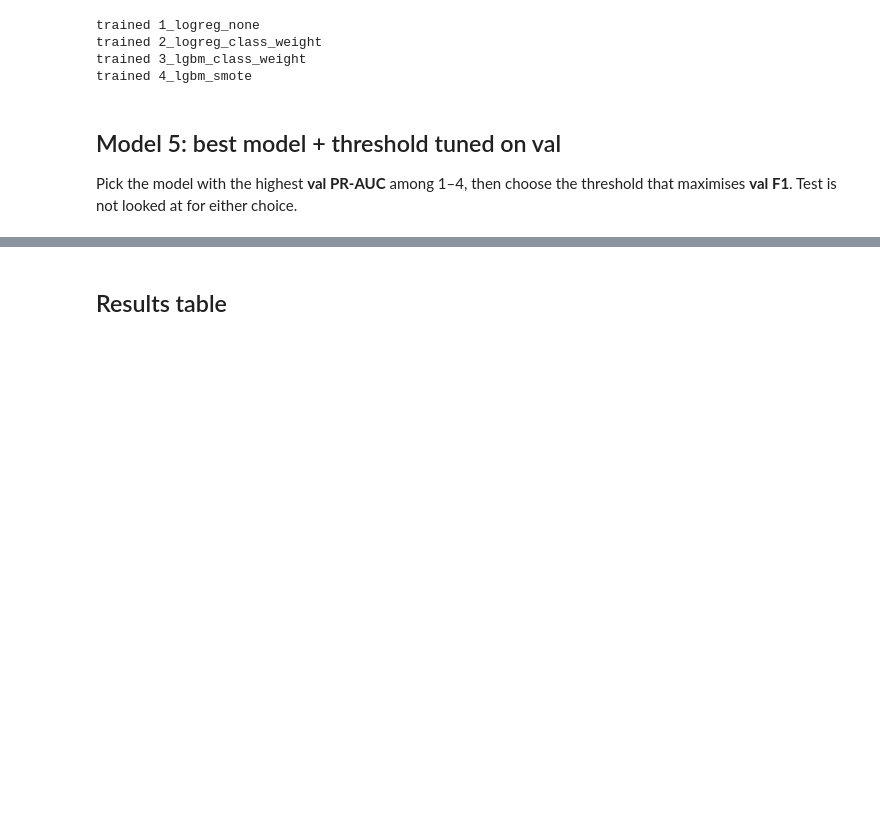
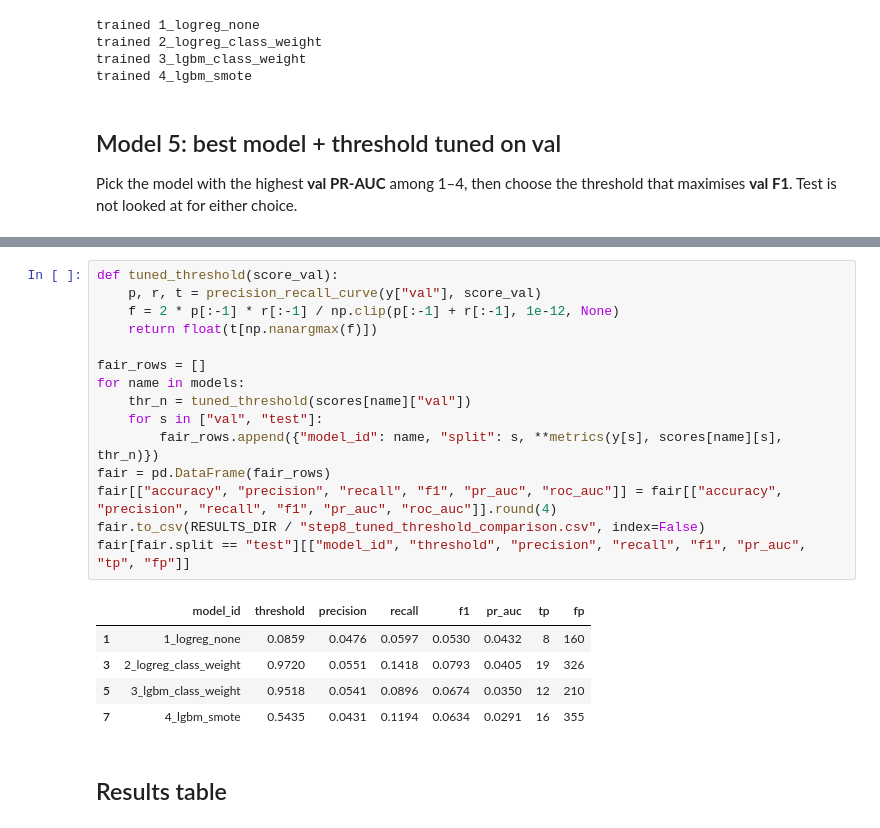
Before and after one commit to tls123qq/Earthquake-project, a Jupyter notebook: notebooks/06_classification.ipynb, the cells around one changed output, grey strips where cells are left out. Saved outputs shown, nothing was run; the diff lists cells and outputs as text; blank space fills up the shorter version.

```diff
--- a/notebooks/06_classification.ipynb
+++ b/notebooks/06_classification.ipynb
@@ -507,3 +555,24 @@ best = 2_logreg_class_weight, tuned threshold = 0.9720
+# %%
+def tuned_threshold(score_val):
+    p, r, t = precision_recall_curve(y["val"], score_val)
+    f = 2 * p[:-1] * r[:-1] / np.clip(p[:-1] + r[:-1], 1e-12, None)
+    return float(t[np.nanargmax(f)])
+
+fair_rows = []
+for name in models:
+    thr_n = tuned_threshold(scores[name]["val"])
+    for s in ["val", "test"]:
+        fair_rows.append({"model_id": name, "split": s, **metrics(y[s], scores[name][s], thr_n)})
+fair = pd.DataFrame(fair_rows)
+fair[["accuracy", "precision", "recall", "f1", "pr_auc", "roc_auc"]] = fair[["accuracy", "precision", "recall", "f1", "pr_auc", "roc_auc"]].round(4)
+fair.to_csv(RESULTS_DIR / "step8_tuned_threshold_comparison.csv", index=False)
+fair[fair.split == "test"][["model_id", "threshold", "precision", "recall", "f1", "pr_auc", "tp", "fp"]]
+# %% [output]
+|  | model_id | threshold | precision | recall | f1 | pr_auc | tp | fp |
+| 1 | 1_logreg_none | 0.0859 | 0.0476 | 0.0597 | 0.0530 | 0.0432 | 8 | 160 |
+| 3 | 2_logreg_class_weight | 0.9720 | 0.0551 | 0.1418 | 0.0793 | 0.0405 | 19 | 326 |
+| 5 | 3_lgbm_class_weight | 0.9518 | 0.0541 | 0.0896 | 0.0674 | 0.0350 | 12 | 210 |
+| 7 | 4_lgbm_smote | 0.5435 | 0.0431 | 0.1194 | 0.0634 | 0.0291 | 16 | 355 |
 # %% [markdown]
 ## Results table
 # %%
```
Also changed, not shown: parts of 10 cells of this notebook, 6 other files.
